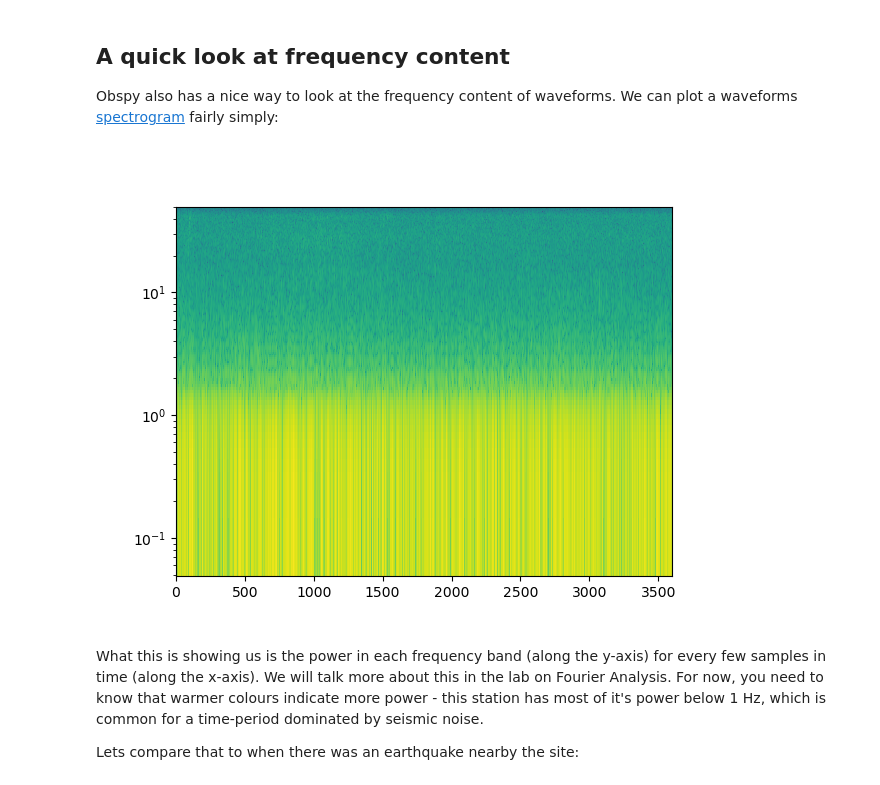
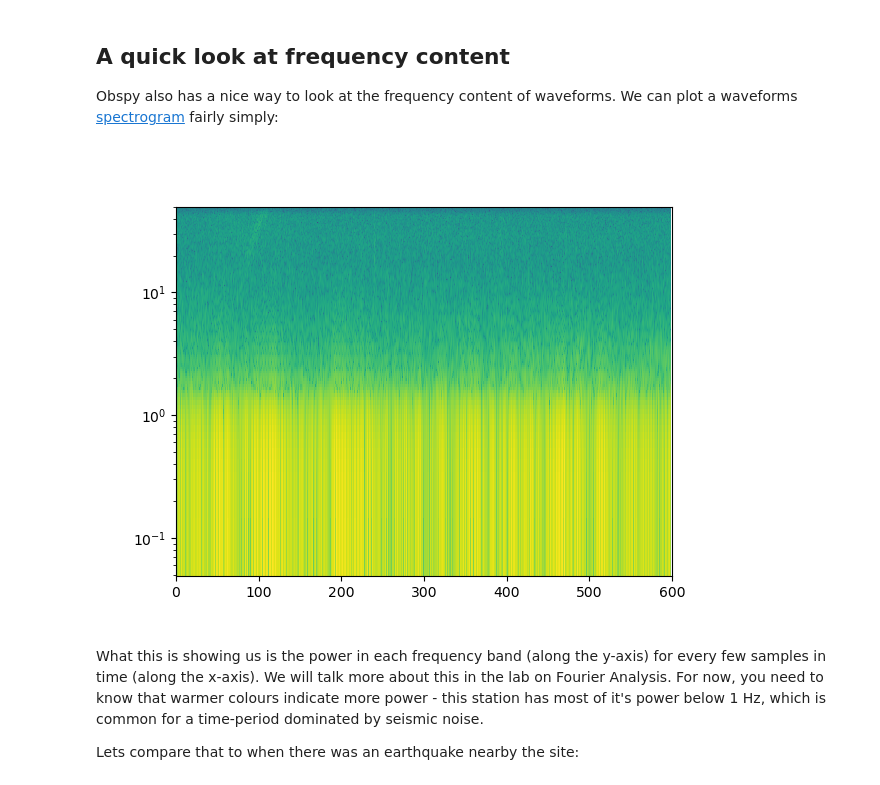
Before and after one commit to calum-chamberlain/GPHS445_notebooks, a Jupyter notebook: 1_Intro_to_processing.ipynb, the cells around one changed output. Drawn from its saved outputs; the diff is of its cells as text; code cells hidden in the pictures.

```diff
--- a/1_Intro_to_processing.ipynb
+++ b/1_Intro_to_processing.ipynb
@@ -400,12 +405,14 @@ Obspy also has a nice way to look at the frequency content of waveforms.  We can
 # %%
 st = client.get_waveforms(
     network="NZ", station="FOZ", location="10", channel="HHZ",
-    starttime=UTCDateTime(2014, 11, 1),
-    endtime=UTCDateTime(2014, 11, 1, 1))
+    starttime=UTCDateTime(2014, 11, 1, 0, 0),
+    endtime=UTCDateTime(2014, 11, 1, 0, 10))
 fig, ax = plt.subplots()
 _ = st.spectrogram(log=True, dbscale=True, axes=ax, show=False)
+
+plt.show()
 # %% [output]
-[figure, old version]
+[figure, new version]
 # %% [markdown]
 What this is showing us is the power in each frequency band (along the y-axis) for every few samples in time (along the x-axis).  We will talk more about this in the lab on Fourier Analysis. For now, you need to know that warmer colours indicate more power - this station has most of it's power below 1 Hz, which is common for a time-period dominated by seismic noise.
 
```
Also changed, not shown: parts of 12 cells of this notebook, 4 other files.
